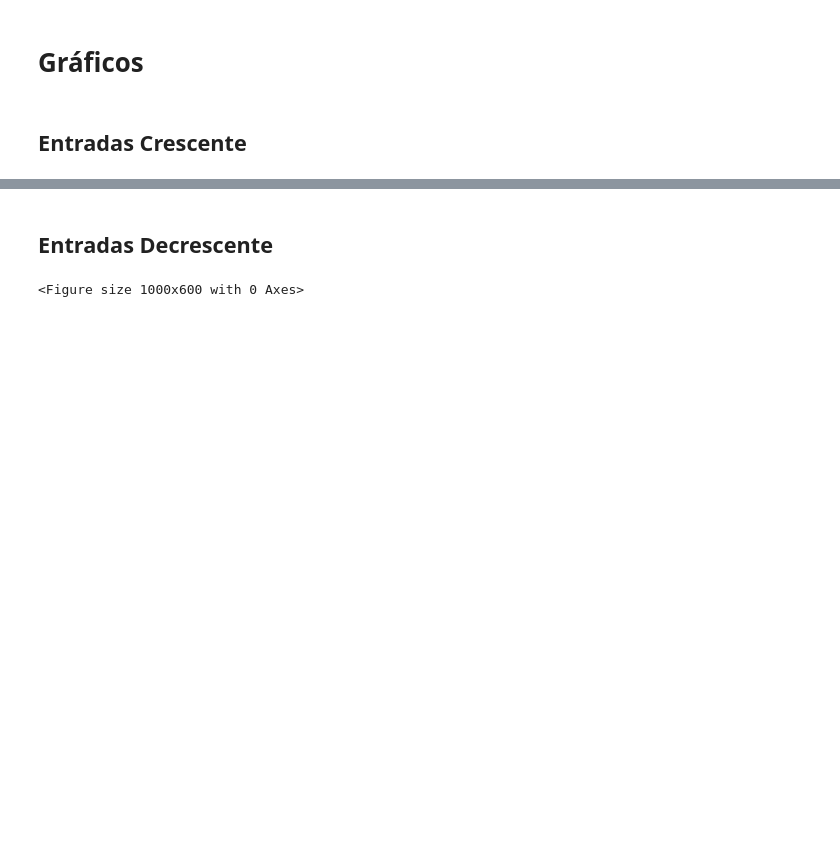
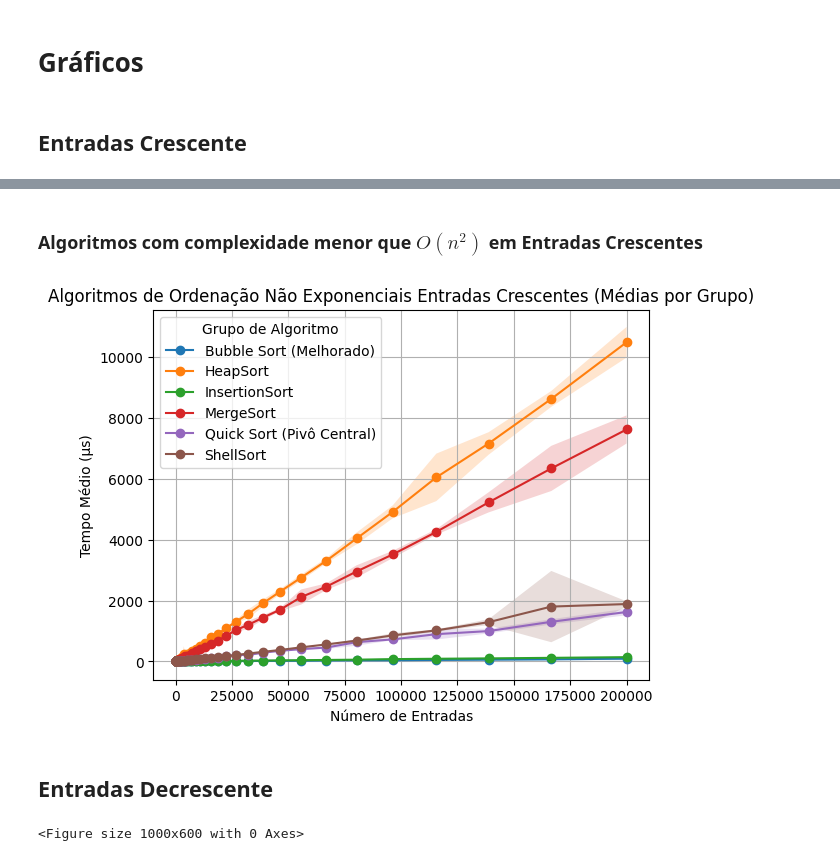
Before and after one commit to Gabriel-Ciriaco/Sorting-Algorithms-Analysis, a Jupyter notebook: relatorio/Complete_Analaysis.ipynb, the cells around one changed output, grey strips where cells are left out. Cells and saved outputs as stored; diff of their text form; code cells hidden in the pictures; blank space fills up the shorter version.

```diff
--- a/relatorio/Complete_Analaysis.ipynb
+++ b/relatorio/Complete_Analaysis.ipynb
@@ -321,3 +354,32 @@ plt.show()
+# %% [markdown]
+### Algoritmos com complexidade menor que $O(n^2)$ em Entradas Crescentes
+# %%
+algoritmos = df_stats['Algoritmo'].unique()
+
+algoritmos_lineares = [a for a in algoritmos if a not in algoritmos_quadraticos]
+
+for algoritmo in algoritmos_lineares:
+    df_algoritmo = df_stats[df_stats['Algoritmo'] == algoritmo]
+
+    plt.plot(df_algoritmo["NumeroEntradas"], df_algoritmo["TempoMedio"], '-o', label=algoritmo)
+
+    plt.fill_between(
+        df_algoritmo["NumeroEntradas"],
+        df_algoritmo["TempoMedio"] - df_algoritmo["DesvioPadrao"],
+        df_algoritmo["TempoMedio"] + df_algoritmo["DesvioPadrao"],
+        alpha=0.2
+    )
+
+plt.title('Algoritmos de Ordenação Não Exponenciais Entradas Crescentes (Médias por Grupo)')
+plt.xlabel('Número de Entradas')
+plt.ylabel('Tempo Médio (µs)')
+plt.legend(title='Grupo de Algoritmo')
+
+
+plt.grid(True)
+plt.show()
+# %% [output]
+[figure, added]
 # %% [markdown]
 ## Entradas Decrescente
 # %%
```
Also changed, not shown: parts of 7 cells of this notebook.
